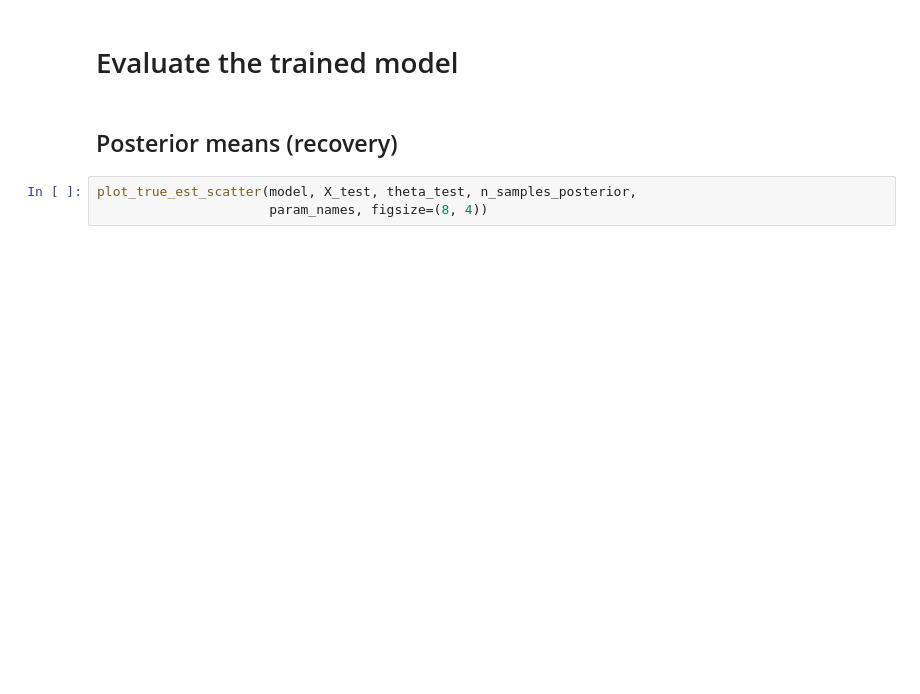
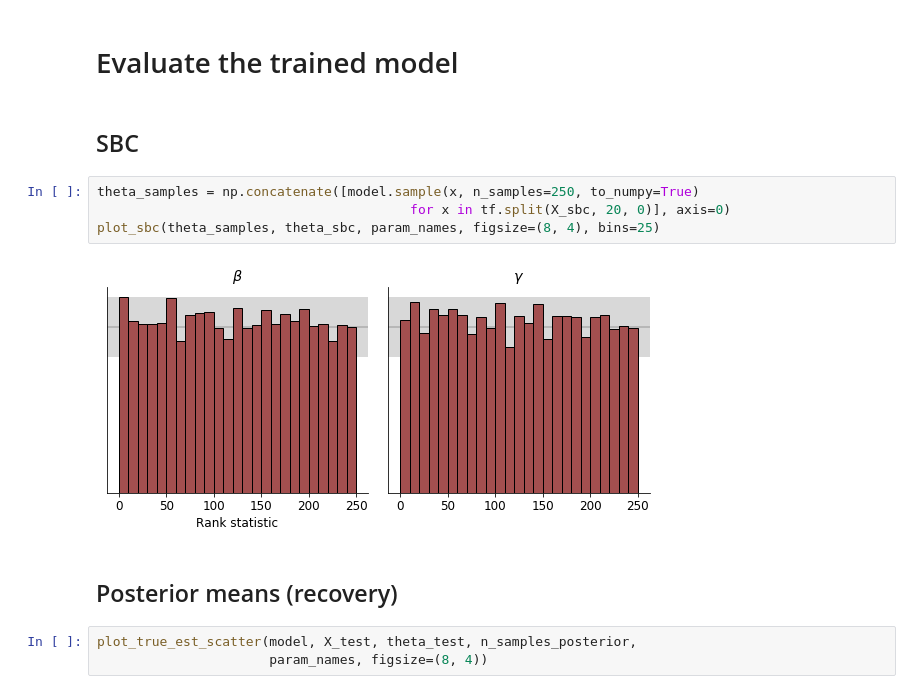
Before and after one commit to stefanradev93/cINN, a Jupyter notebook: SIR_cINN_Conv1D_Example.ipynb, the cells around one changed output. Cells and saved outputs as stored; diff of their text form; blank space fills up the shorter version.

```diff
--- a/SIR_cINN_Conv1D_Example.ipynb
+++ b/SIR_cINN_Conv1D_Example.ipynb
@@ -137,5 +129,13 @@ HBox(children=(IntProgress(value=0, description='Training epoch 3', max=1000, st
 # %% [markdown]
 # Evaluate the trained model
+# %% [markdown]
+## SBC
+# %%
+theta_samples = np.concatenate([model.sample(x, n_samples=250, to_numpy=True)
+                                        for x in tf.split(X_sbc, 20, 0)], axis=0)
+plot_sbc(theta_samples, theta_sbc, param_names, figsize=(8, 4), bins=25)
+# %% [output]
+[figure, added]
 # %% [markdown]
 ## Posterior means (recovery)
 # %%
```
Also changed, not shown: parts of 4 cells of this notebook, 14 other files.
